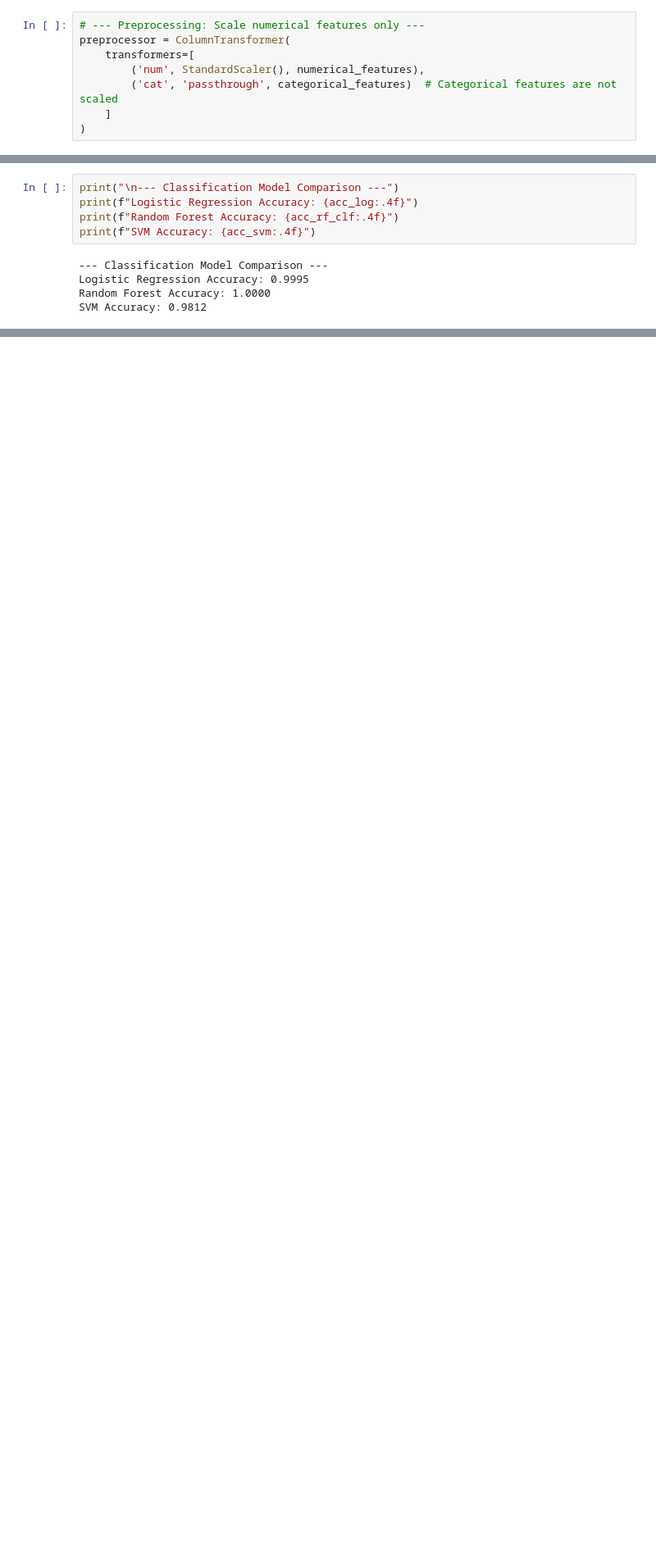
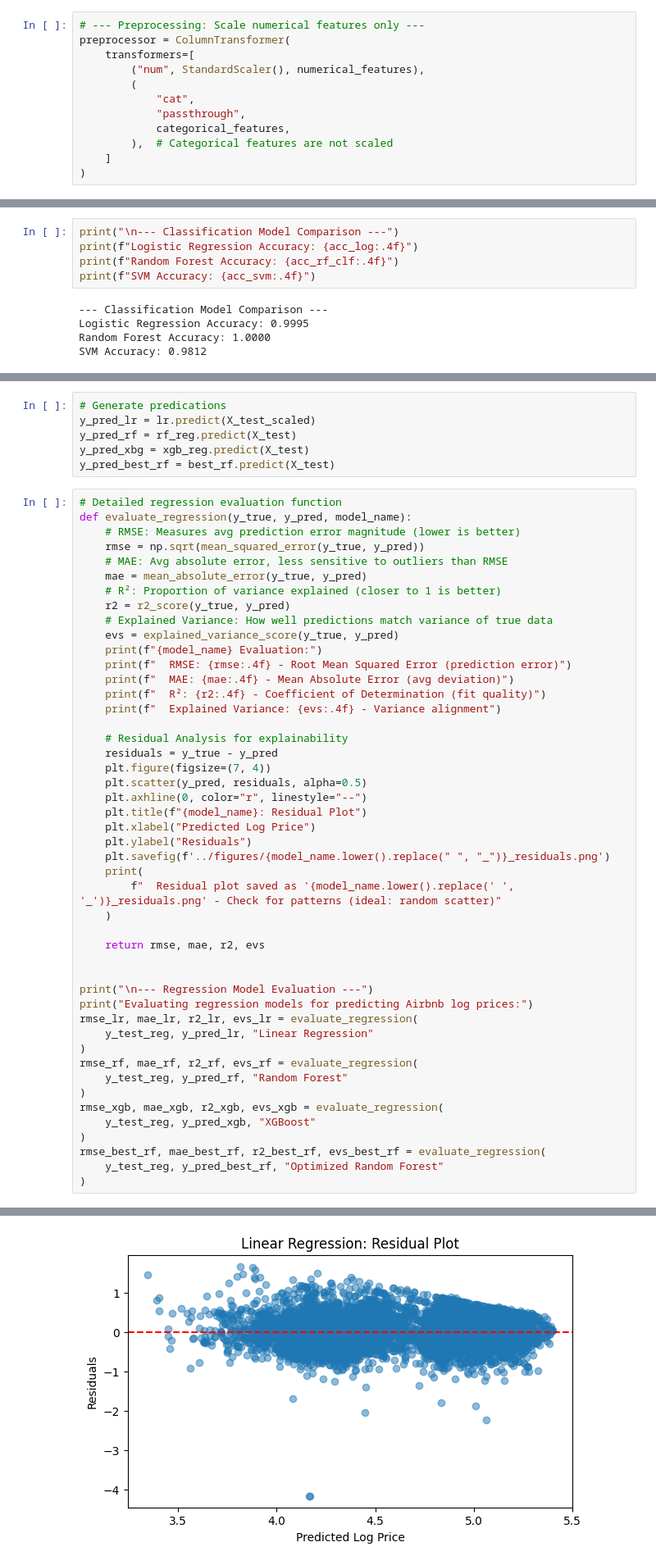
Before and after one commit to Nischal2015/data-viz, a Jupyter notebook: notebooks/notebook.ipynb, the cells around one changed output, grey strips where cells are left out. Shown at 82% size. Saved outputs shown, nothing was run; the diff lists cells and outputs as text; blank space fills up the shorter version.

Commit message:
Complete evaluation, interpretation/analysis and data viz

```diff
--- a/notebooks/notebook.ipynb
+++ b/notebooks/notebook.ipynb
@@ -669,8 +700,12 @@ X_test_scaled = scaler.transform(X_test)
 # --- Preprocessing: Scale numerical features only ---
 preprocessor = ColumnTransformer(
     transformers=[
-        ('num', StandardScaler(), numerical_features),
-        ('cat', 'passthrough', categorical_features)  # Categorical features are not scaled
+        ("num", StandardScaler(), numerical_features),
+        (
+            "cat",
+            "passthrough",
+            categorical_features,
+        ),  # Categorical features are not scaled
     ]
 )
 # %%
@@ -803,0 +863,54 @@ SVM Accuracy: 0.9812
+# %%
+# Generate predications
+y_pred_lr = lr.predict(X_test_scaled)
+y_pred_rf = rf_reg.predict(X_test)
+y_pred_xbg = xgb_reg.predict(X_test)
+y_pred_best_rf = best_rf.predict(X_test)
+# %%
+# Detailed regression evaluation function
+def evaluate_regression(y_true, y_pred, model_name):
+    # RMSE: Measures avg prediction error magnitude (lower is better)
+    rmse = np.sqrt(mean_squared_error(y_true, y_pred))
+    # MAE: Avg absolute error, less sensitive to outliers than RMSE
+    mae = mean_absolute_error(y_true, y_pred)
+    # R²: Proportion of variance explained (closer to 1 is better)
+    r2 = r2_score(y_true, y_pred)
+    # Explained Variance: How well predictions match variance of true data
+    evs = explained_variance_score(y_true, y_pred)
+    print(f"{model_name} Evaluation:")
+    print(f"  RMSE: {rmse:.4f} - Root Mean Squared Error (prediction error)")
+    print(f"  MAE: {mae:.4f} - Mean Absolute Error (avg deviation)")
+    print(f"  R²: {r2:.4f} - Coefficient of Determination (fit quality)")
+    print(f"  Explained Variance: {evs:.4f} - Variance alignment")
+
+    # Residual Analysis for explainability
+    residuals = y_true - y_pred
+    plt.figure(figsize=(7, 4))
+    plt.scatter(y_pred, residuals, alpha=0.5)
+    plt.axhline(0, color="r", linestyle="--")
+    plt.title(f"{model_name}: Residual Plot")
+    plt.xlabel("Predicted Log Price")
+    plt.ylabel("Residuals")
+    plt.savefig(f'../figures/{model_name.lower().replace(" ", "_")}_residuals.png')
+    print(
+        f"  Residual plot saved as '{model_name.lower().replace(' ', '_')}_residuals.png' - Check for patterns (ideal: random scatter)"
+    )
+
+    return rmse, mae, r2, evs
+
+
+print("\n--- Regression Model Evaluation ---")
+print("Evaluating regression models for predicting Airbnb log prices:")
+rmse_lr, mae_lr, r2_lr, evs_lr = evaluate_regression(
+    y_test_reg, y_pred_lr, "Linear Regression"
+)
+rmse_rf, mae_rf, r2_rf, evs_rf = evaluate_regression(
+    y_test_reg, y_pred_rf, "Random Forest"
+)
+rmse_xgb, mae_xgb, r2_xgb, evs_xgb = evaluate_regression(
+    y_test_reg, y_pred_xgb, "XGBoost"
+)
+rmse_best_rf, mae_best_rf, r2_best_rf, evs_best_rf = evaluate_regression(
+    y_test_reg, y_pred_best_rf, "Optimized Random Forest"
+)
+# %% [output]
@@ -803,0 +934 @@ SVM Accuracy: 0.9812
+[figure, added]
```
Also changed, not shown: parts of 74 cells of this notebook, 19 other files.
